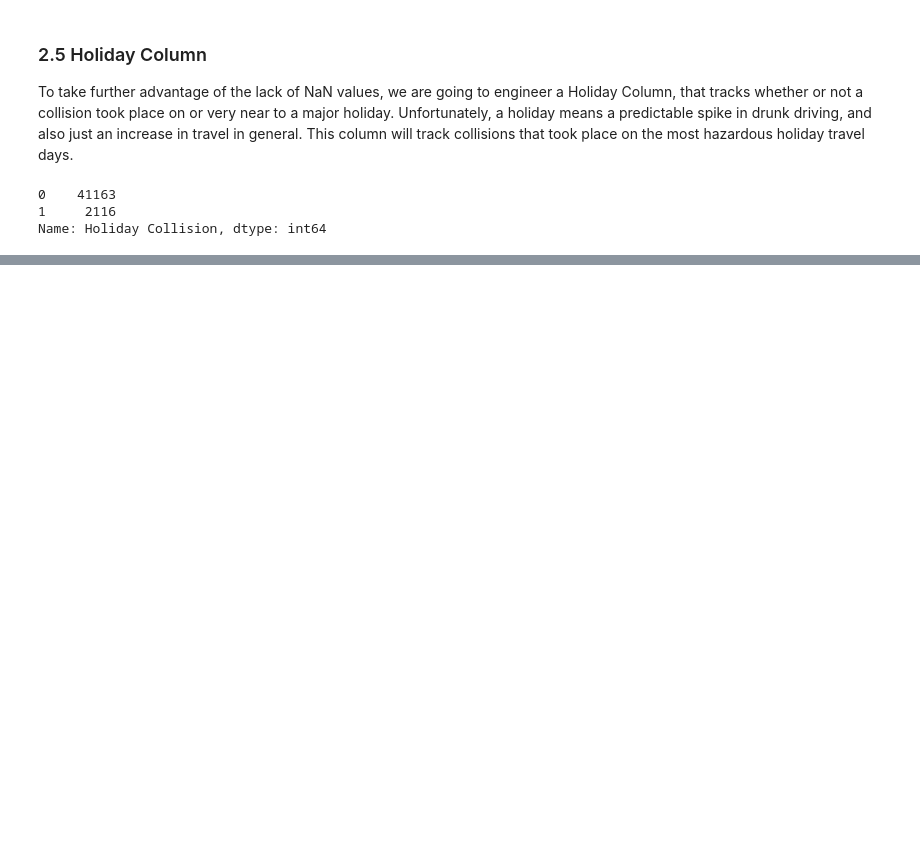
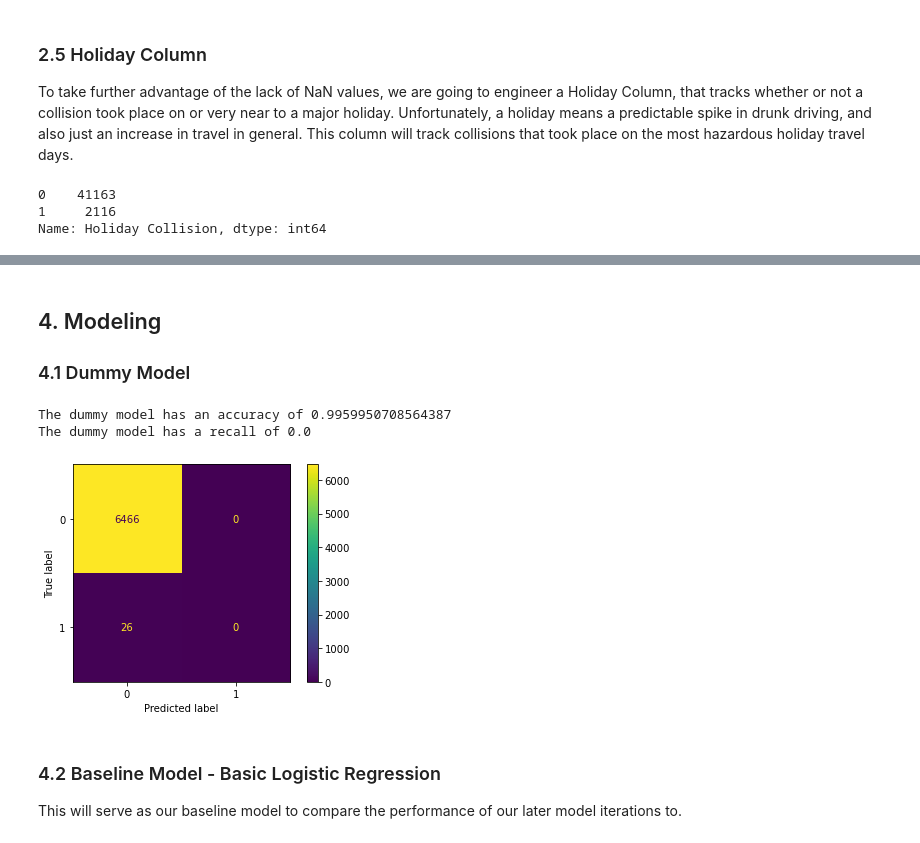
Before and after one commit to AidanStack/Cycling_Classification_Project, a Jupyter notebook: Aidan/Aidan's Notebook.ipynb, the cells around one changed output, grey strips where cells are left out. Cells and saved outputs as stored; diff of their text form; code cells hidden in the pictures; blank space fills up the shorter version.

Commit message:
initial models working

```diff
--- a/Aidan/Aidan's Notebook.ipynb
+++ b/Aidan/Aidan's Notebook.ipynb
@@ -386,0 +603,7 @@ The next step is to seperate our data into the training, and holdout sets to avo
+# %%
+# Delete this cell later
+all_cycling_collisions.drop(['CONTRIBUTING FACTOR VEHICLE 1', 'CONTRIBUTING FACTOR VEHICLE 2',
+       'CONTRIBUTING FACTOR VEHICLE 3', 'CONTRIBUTING FACTOR VEHICLE 4',
+       'CONTRIBUTING FACTOR VEHICLE 5', 'VEHICLE TYPE CODE 1',
+       'VEHICLE TYPE CODE 2', 'VEHICLE TYPE CODE 3', 'VEHICLE TYPE CODE 4',
+       'VEHICLE TYPE CODE 5'], axis=1, inplace=True)
@@ -395,0 +625,6 @@ X_train, X_hold, y_train, y_hold = train_test_split(X, y, random_state=6, test_s
+# %%
+X_train.loc[X_train['Borough'].isna(), ['Borough'] ] = 'No Borough'
+X_train.loc[X_train['Street'].isna(),  ['Street'] ]  = 'No Street'
+X_train.loc[X_train['Street'].isna(),  ['Street'] ]  = 'No Street'
+X_train.loc[X_train['Cross Street'].isna(),  ['Cross Street'] ]  = 'No Cross Street'
+X_train.loc[X_train['Zip Code'].isna(),['Zip Code']] = 'No Zip Code'
@@ -395,0 +659,2 @@ X_train, X_hold, y_train, y_hold = train_test_split(X, y, random_state=6, test_s
+# %%
+X_train = pd.get_dummies(X_train, columns=['Year', 'Month', 'Holiday Collision', 'Hour', 'Borough'])
@@ -395,0 +692,6 @@ X_train, X_hold, y_train, y_hold = train_test_split(X, y, random_state=6, test_s
+# %%
+label = LabelEncoder()
+X_train['Zip Code']     = label.fit_transform(X_train['Zip Code'])
+X_train['Street']       = label.fit_transform(X_train['Street'])
+X_train['Cross Street'] = label.fit_transform(X_train['Cross Street'])
+X_train['Factor 1']     = label.fit_transform(X_train['Factor 1'])
@@ -395,0 +718,26 @@ X_train, X_hold, y_train, y_hold = train_test_split(X, y, random_state=6, test_s
+# %% [markdown]
+## 4. Modeling
+
+### 4.1 Dummy Model
+# %%
+# Instantiating our Dummy Model and fitting it to our training data
+clf_1 = DummyClassifier(strategy='most_frequent')
+clf_1.fit(X_train, y_train)
+dummy_pred = clf_1.predict(X_hold)
+
+# Looking at the confusion matrix
+plot_confusion_matrix(clf_1, X_hold, y_hold)
+
+# Looking at accuracy
+print(f'The dummy model has an accuracy of {accuracy_score(y_hold, dummy_pred)}')
+
+# But what about recall
+print(f'The dummy model has a recall of {recall_score(y_hold, dummy_pred)}')
+# %% [output]
+The dummy model has an accuracy of 0.9959950708564387
+The dummy model has a recall of 0.0
+[figure, added]
+# %% [markdown]
+### 4.2 Baseline Model - Basic Logistic Regression
+
+   This will serve as our baseline model to compare the performance of our later model iterations to.
```
Also changed, not shown: parts of 50 cells of this notebook.
